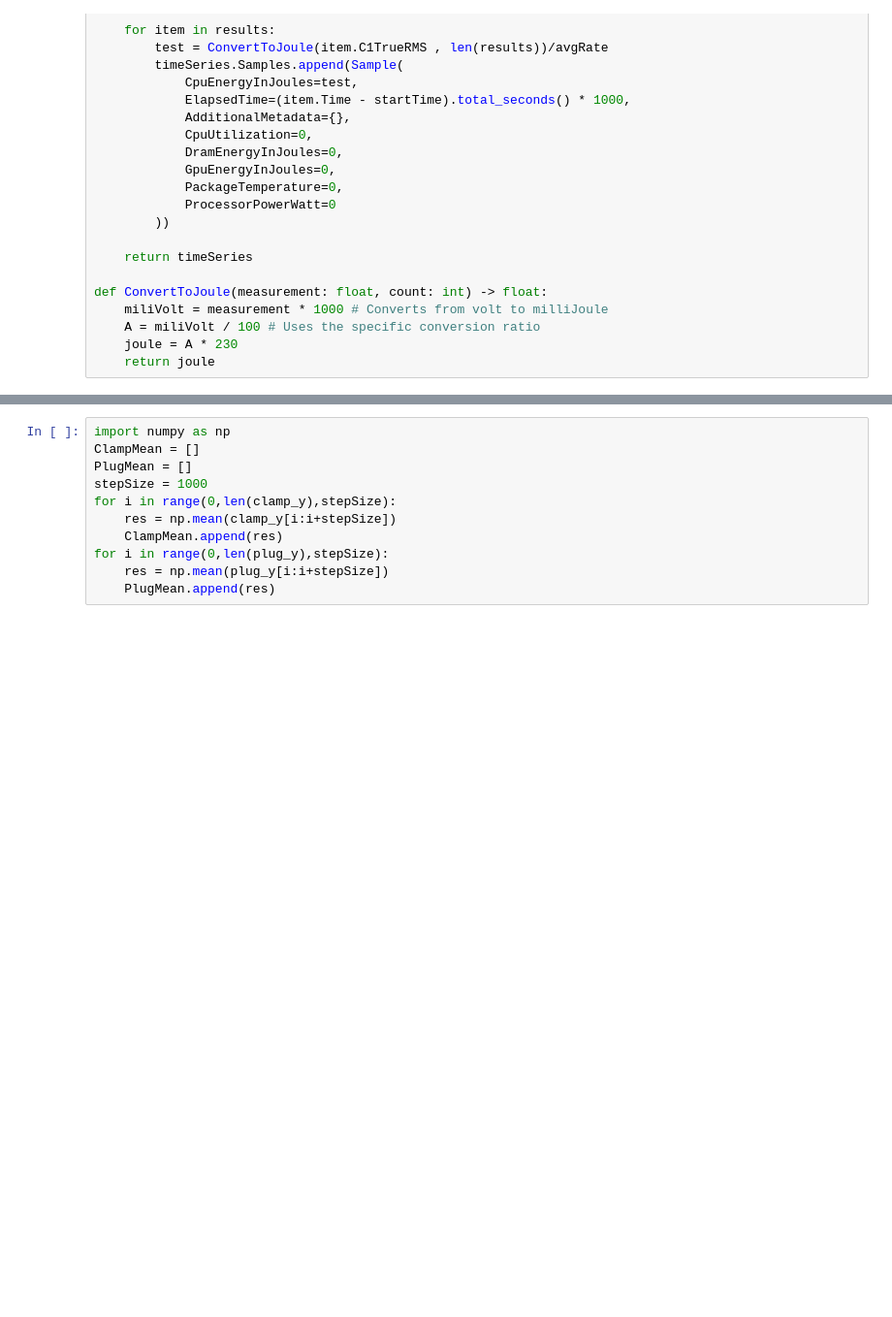
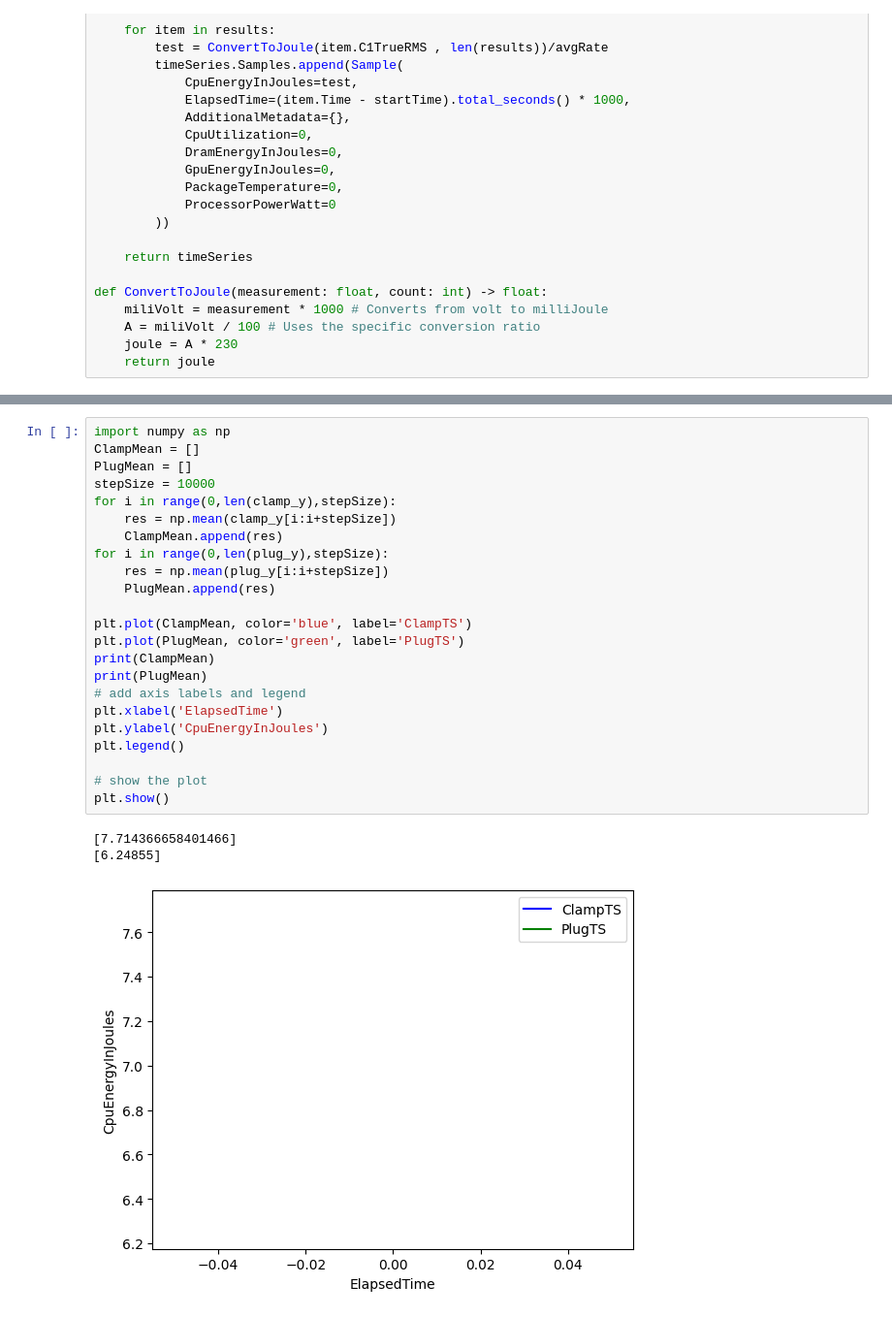
Before and after one commit to KuskIV/BDEnergy, a Jupyter notebook: analytics/DataExplore.ipynb, the cells around one changed output, grey strips where cells are left out. Shown at 97% size. Saved outputs shown, nothing was run; the diff lists cells and outputs as text; blank space fills up the shorter version.

```diff
--- a/analytics/DataExplore.ipynb
+++ b/analytics/DataExplore.ipynb
@@ -178,11 +181,27 @@ plt.show()
 # %%
 import numpy as np
 ClampMean = []
 PlugMean = []
-stepSize = 1000
+stepSize = 10000
 for i in range(0,len(clamp_y),stepSize):
     res = np.mean(clamp_y[i:i+stepSize])
     ClampMean.append(res)
 for i in range(0,len(plug_y),stepSize):
     res = np.mean(plug_y[i:i+stepSize])
     PlugMean.append(res)
+
+plt.plot(ClampMean, color='blue', label='ClampTS')
+plt.plot(PlugMean, color='green', label='PlugTS')
+print(ClampMean)
+print(PlugMean)
+# add axis labels and legend
+plt.xlabel('ElapsedTime')
+plt.ylabel('CpuEnergyInJoules')
+plt.legend()
+
+# show the plot
+plt.show()
+# %% [output]
+[7.714366658401466]
+[6.24855]
+[figure, added]
```
Also changed, not shown: parts of 3 cells of this notebook.
